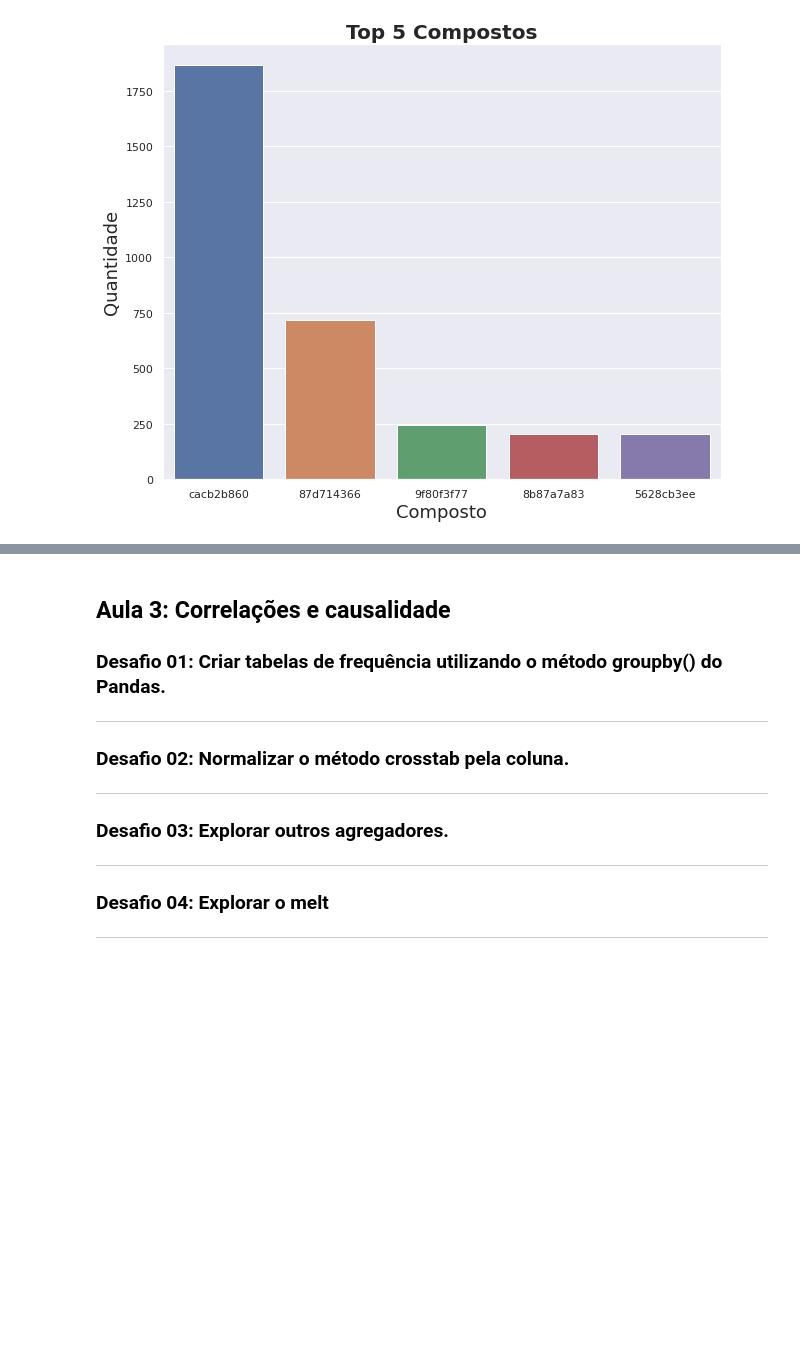
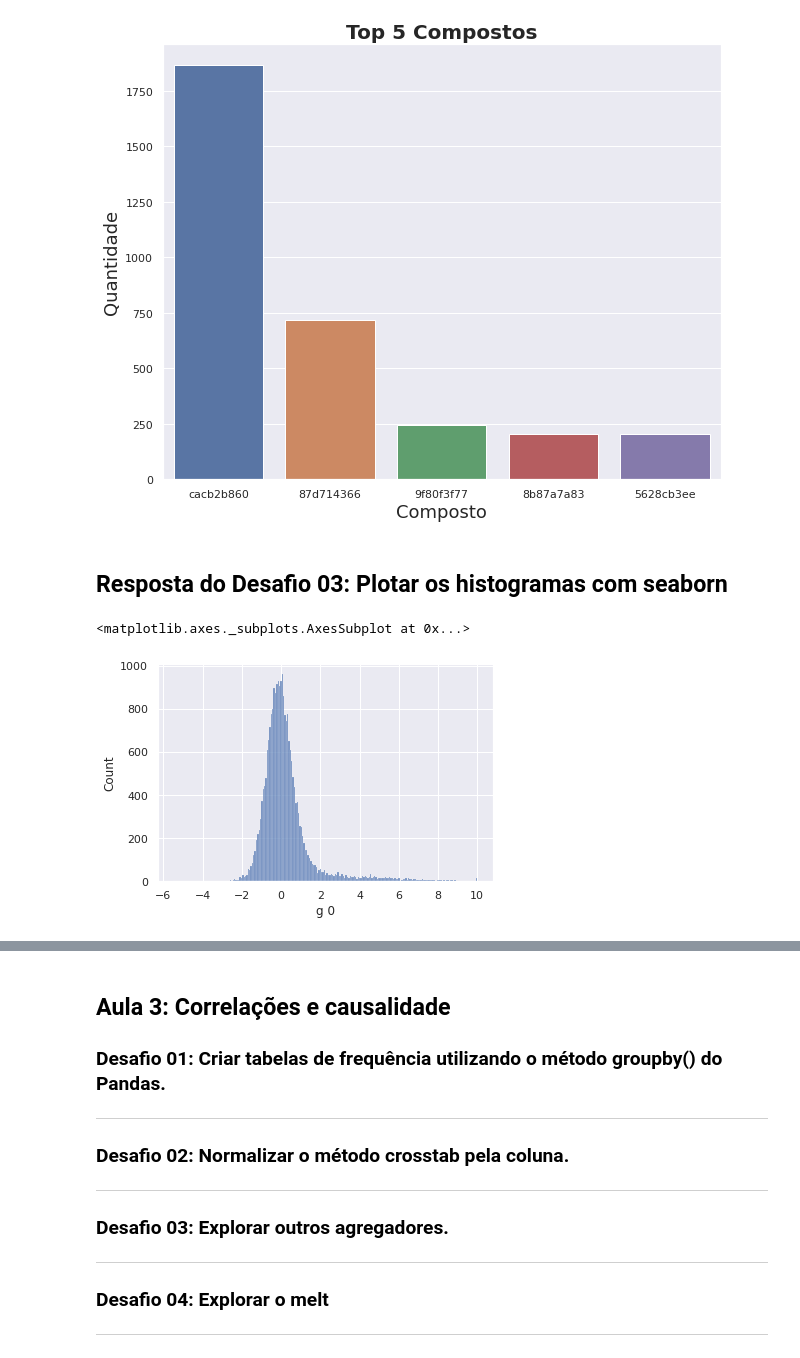
Before and after one commit to henriqueotogami/imersao-dados-3-alura, a Jupyter notebook: Desafios.ipynb, the cells around one changed output, grey strips where cells are left out. Drawn from its saved outputs; the diff is of its cells as text; code cells hidden in the pictures; blank space fills up the shorter version.

Commit message:
Aula 2 - Desafio 3 - Concluído

```diff
--- a/Desafios.ipynb
+++ b/Desafios.ipynb
@@ -226,3 +226,10 @@ plt.ylabel('Quantidade',fontdict= { 'fontsize': 18})
 plt.show()
 # %% [output]
 [figure]
+# %% [markdown]
+## Resposta do Desafio 03: Plotar os histogramas com seaborn
+# %%
+sns.histplot(data=dados['g 0'], bins='auto')
+# %% [output]
+<matplotlib.axes._subplots.AxesSubplot at 0x...>
+[figure, added]
```
Also changed, not shown: parts of 6 cells of this notebook.
